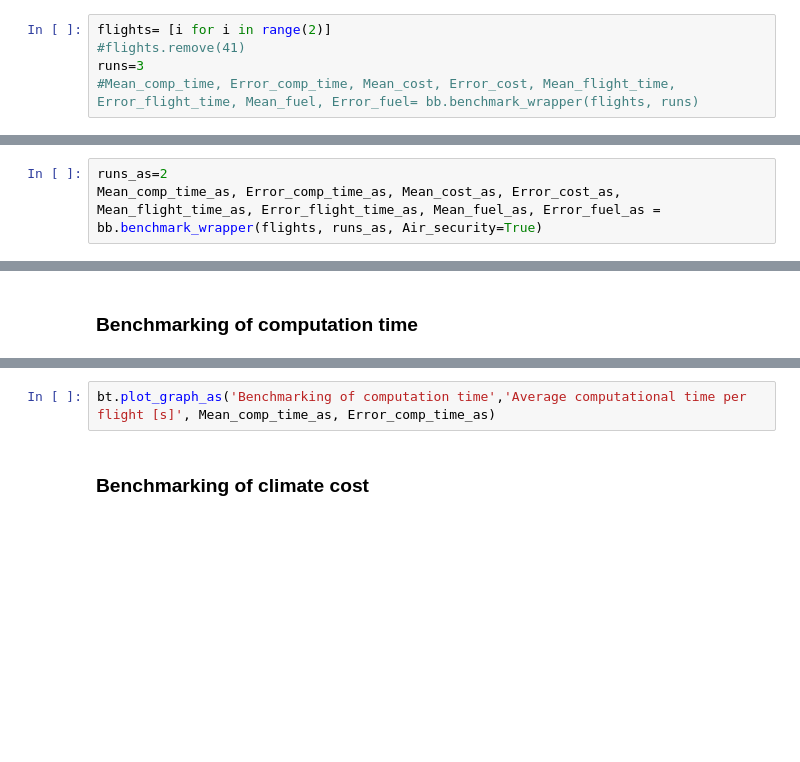
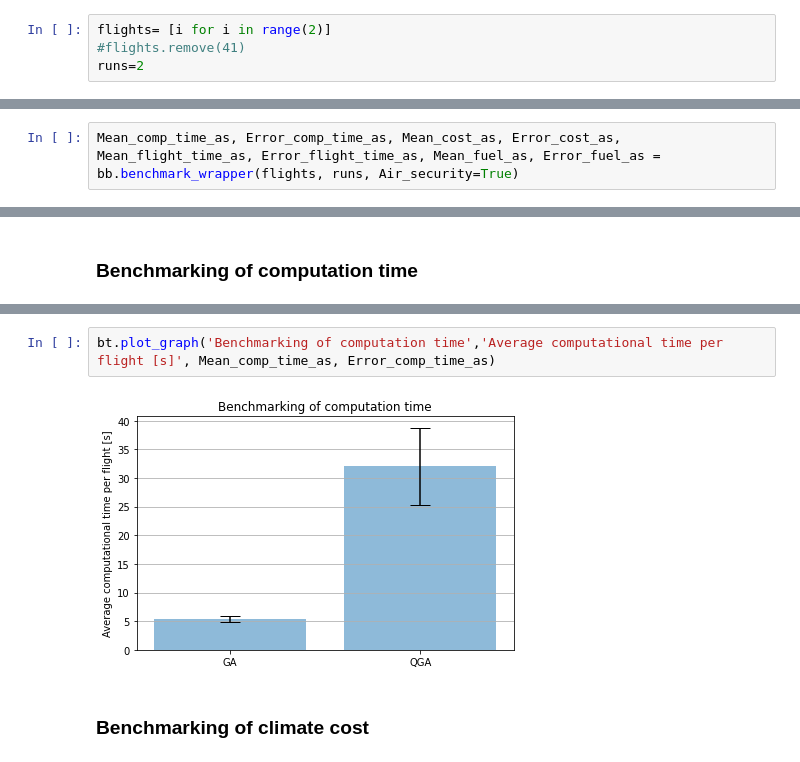
Before and after one commit to fjelljenta/Quantum-Challenge, a Jupyter notebook: Quantimize.ipynb, the cells around one changed output, grey strips where cells are left out. Cells and saved outputs as stored; diff of their text form; blank space fills up the shorter version.

Commit message:
benchmarking incl. air_security

```diff
--- a/Quantimize.ipynb
+++ b/Quantimize.ipynb
@@ -446,5 +446,4 @@ import quantimize.benchmarking.benchmarking as bb
 # %%
 flights= [i for i in range(2)]
 #flights.remove(41)
-runs=3
-#Mean_comp_time, Error_comp_time, Mean_cost, Error_cost, Mean_flight_time, Error_flight_time, Mean_fuel, Error_fuel= bb.benchmark_wrapper(flights, runs)
+runs=2
@@ -451,3 +459,2 @@ runs=3
 # %%
-runs_as=2
-Mean_comp_time_as, Error_comp_time_as, Mean_cost_as, Error_cost_as, Mean_flight_time_as, Error_flight_time_as, Mean_fuel_as, Error_fuel_as = bb.benchmark_wrapper(flights, runs_as, Air_security=True)
+Mean_comp_time_as, Error_comp_time_as, Mean_cost_as, Error_cost_as, Mean_flight_time_as, Error_flight_time_as, Mean_fuel_as, Error_fuel_as = bb.benchmark_wrapper(flights, runs, Air_security=True)
@@ -458,5 +485,7 @@ bt.plot_graph('Benchmarking of computation time','Average computational time per
 # %%
-bt.plot_graph_as('Benchmarking of computation time','Average computational time per flight [s]', Mean_comp_time_as, Error_comp_time_as)
+bt.plot_graph('Benchmarking of computation time','Average computational time per flight [s]', Mean_comp_time_as, Error_comp_time_as)
+# %% [output]
+[figure, added]
 # %% [markdown]
 ### Benchmarking of climate cost
 # %%
```
Also changed, not shown: parts of 9 cells of this notebook, 2 other files.
